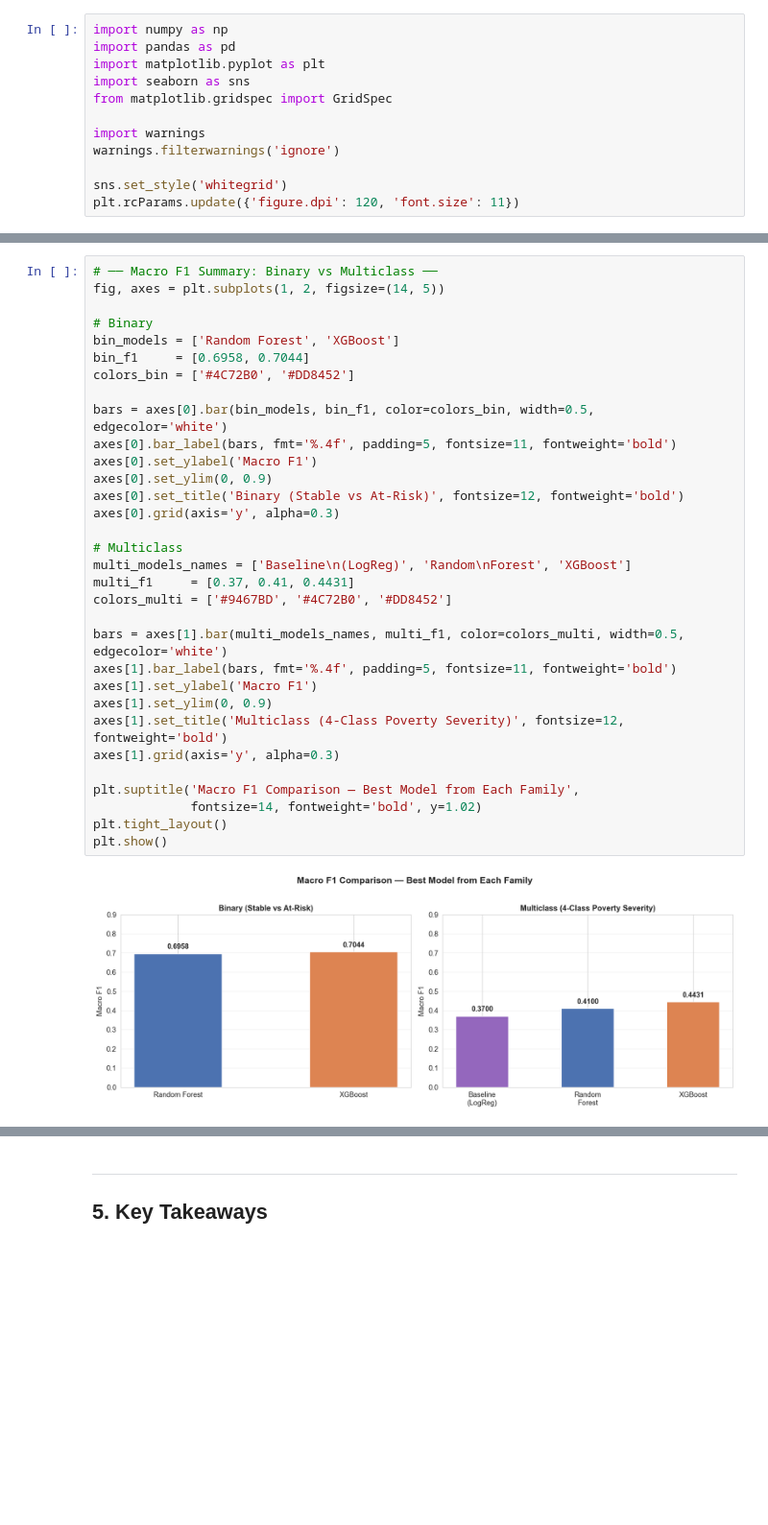
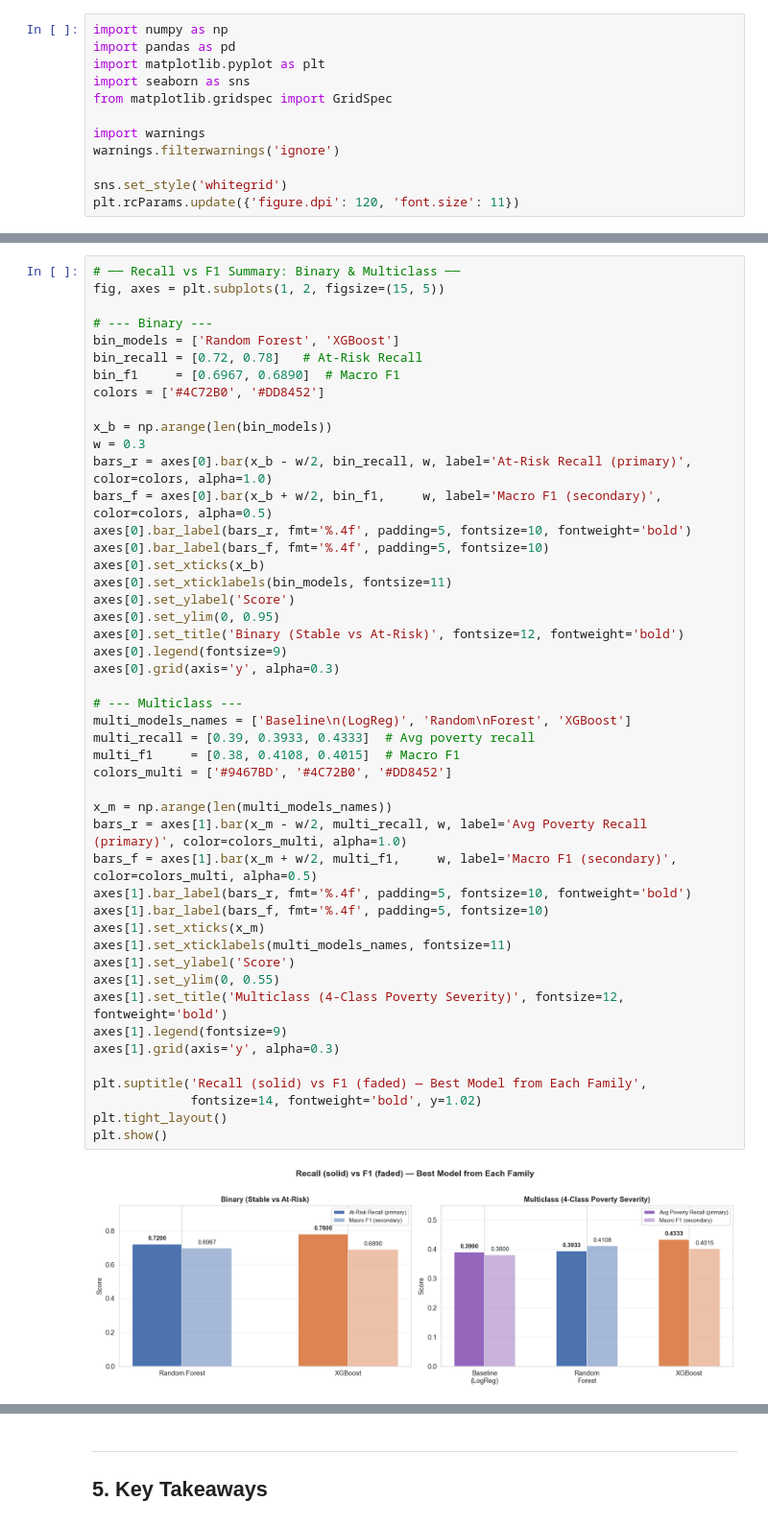
Before and after one commit to ingridalt/DSC-288R-CAPSTONE, a Jupyter notebook: 4_Models/4d_Model_Comparison_Summary.ipynb, the cells around one changed output, grey strips where cells are left out. Shown at 96% size. Cells and saved outputs as stored; diff of their text form; blank space fills up the shorter version.

```diff
--- a/4_Models/4d_Model_Comparison_Summary.ipynb
+++ b/4_Models/4d_Model_Comparison_Summary.ipynb
@@ -363,37 +480,52 @@ plt.show()
 # %%
-# ── Macro F1 Summary: Binary vs Multiclass ──
-fig, axes = plt.subplots(1, 2, figsize=(14, 5))
+# ── Recall vs F1 Summary: Binary & Multiclass ──
+fig, axes = plt.subplots(1, 2, figsize=(15, 5))
 
-# Binary
+# --- Binary ---
 bin_models = ['Random Forest', 'XGBoost']
-bin_f1     = [0.6958, 0.7044]
-colors_bin = ['#4C72B0', '#DD8452']
+bin_recall = [0.72, 0.78]   # At-Risk Recall
+bin_f1     = [0.6967, 0.6890]  # Macro F1
+colors = ['#4C72B0', '#DD8452']
 
-bars = axes[0].bar(bin_models, bin_f1, color=colors_bin, width=0.5, edgecolor='white')
-axes[0].bar_label(bars, fmt='%.4f', padding=5, fontsize=11, fontweight='bold')
-axes[0].set_ylabel('Macro F1')
-axes[0].set_ylim(0, 0.9)
+x_b = np.arange(len(bin_models))
+w = 0.3
+bars_r = axes[0].bar(x_b - w/2, bin_recall, w, label='At-Risk Recall (primary)', color=colors, alpha=1.0)
+bars_f = axes[0].bar(x_b + w/2, bin_f1,     w, label='Macro F1 (secondary)',      color=colors, alpha=0.5)
+axes[0].bar_label(bars_r, fmt='%.4f', padding=5, fontsize=10, fontweight='bold')
+axes[0].bar_label(bars_f, fmt='%.4f', padding=5, fontsize=10)
+axes[0].set_xticks(x_b)
+axes[0].set_xticklabels(bin_models, fontsize=11)
+axes[0].set_ylabel('Score')
+axes[0].set_ylim(0, 0.95)
 axes[0].set_title('Binary (Stable vs At-Risk)', fontsize=12, fontweight='bold')
+axes[0].legend(fontsize=9)
 axes[0].grid(axis='y', alpha=0.3)
 
-# Multiclass
+# --- Multiclass ---
 multi_models_names = ['Baseline\n(LogReg)', 'Random\nForest', 'XGBoost']
-multi_f1     = [0.37, 0.41, 0.4431]
+multi_recall = [0.39, 0.3933, 0.4333]  # Avg poverty recall
+multi_f1     = [0.38, 0.4108, 0.4015]  # Macro F1
 colors_multi = ['#9467BD', '#4C72B0', '#DD8452']
 
-bars = axes[1].bar(multi_models_names, multi_f1, color=colors_multi, width=0.5, edgecolor='white')
-axes[1].bar_label(bars, fmt='%.4f', padding=5, fontsize=11, fontweight='bold')
-axes[1].set_ylabel('Macro F1')
-axes[1].set_ylim(0, 0.9)
+x_m = np.arange(len(multi_models_names))
+bars_r = axes[1].bar(x_m - w/2, multi_recall, w, label='Avg Poverty Recall (primary)', color=colors_multi, alpha=1.0)
+bars_f = axes[1].bar(x_m + w/2, multi_f1,     w, label='Macro F1 (secondary)',          color=colors_multi, alpha=0.5)
+axes[1].bar_label(bars_r, fmt='%.4f', padding=5, fontsize=10, fontweight='bold')
+axes[1].bar_label(bars_f, fmt='%.4f', padding=5, fontsize=10)
+axes[1].set_xticks(x_m)
+axes[1].set_xticklabels(multi_models_names, fontsize=11)
+axes[1].set_ylabel('Score')
+axes[1].set_ylim(0, 0.55)
 axes[1].set_title('Multiclass (4-Class Poverty Severity)', fontsize=12, fontweight='bold')
+axes[1].legend(fontsize=9)
 axes[1].grid(axis='y', alpha=0.3)
 
-plt.suptitle('Macro F1 Comparison — Best Model from Each Family',
+plt.suptitle('Recall (solid) vs F1 (faded) — Best Model from Each Family',
              fontsize=14, fontweight='bold', y=1.02)
 plt.tight_layout()
 plt.show()
 # %% [output]
-[figure, old version]
+[figure, new version]
 # %% [markdown]
 ---
 ## 4. Normalized Confusion Matrices (Recall per Class)
```
Also changed, not shown: parts of 16 cells of this notebook, 33 other files.
